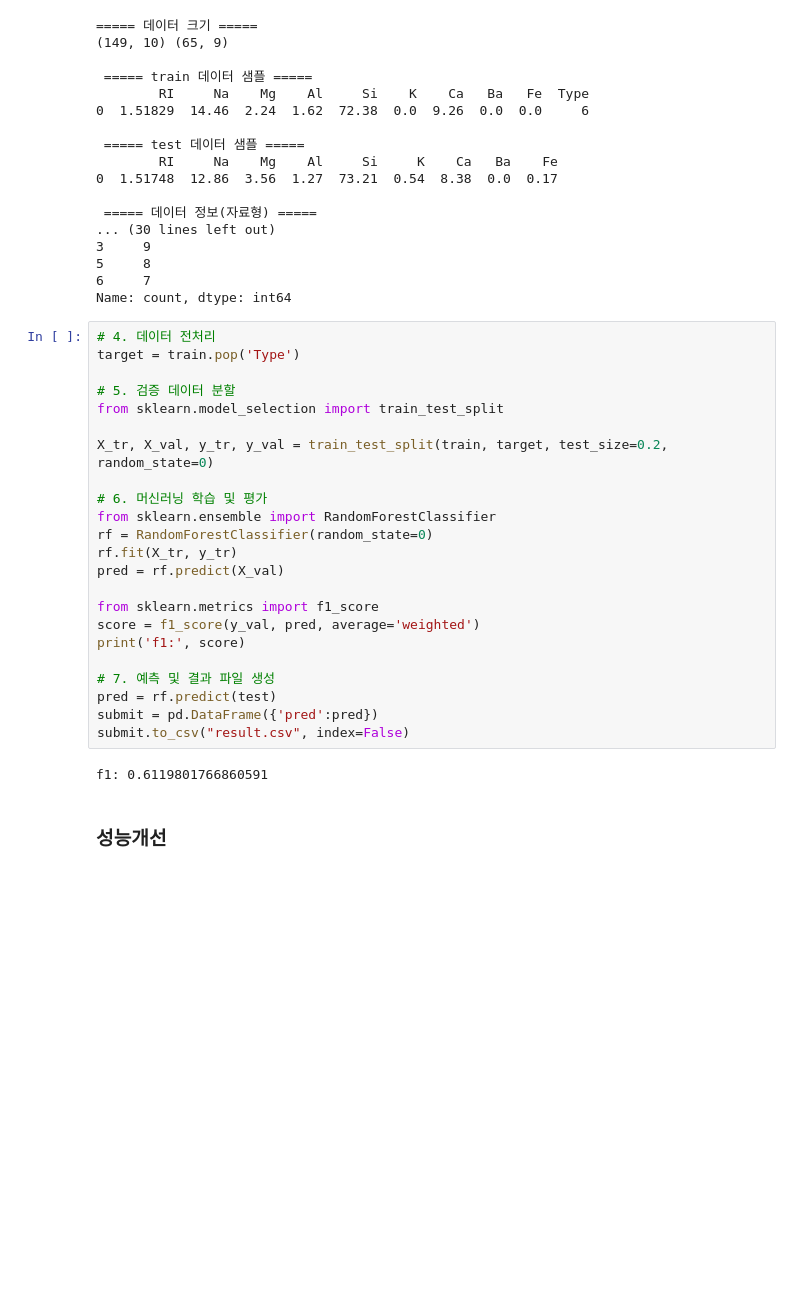
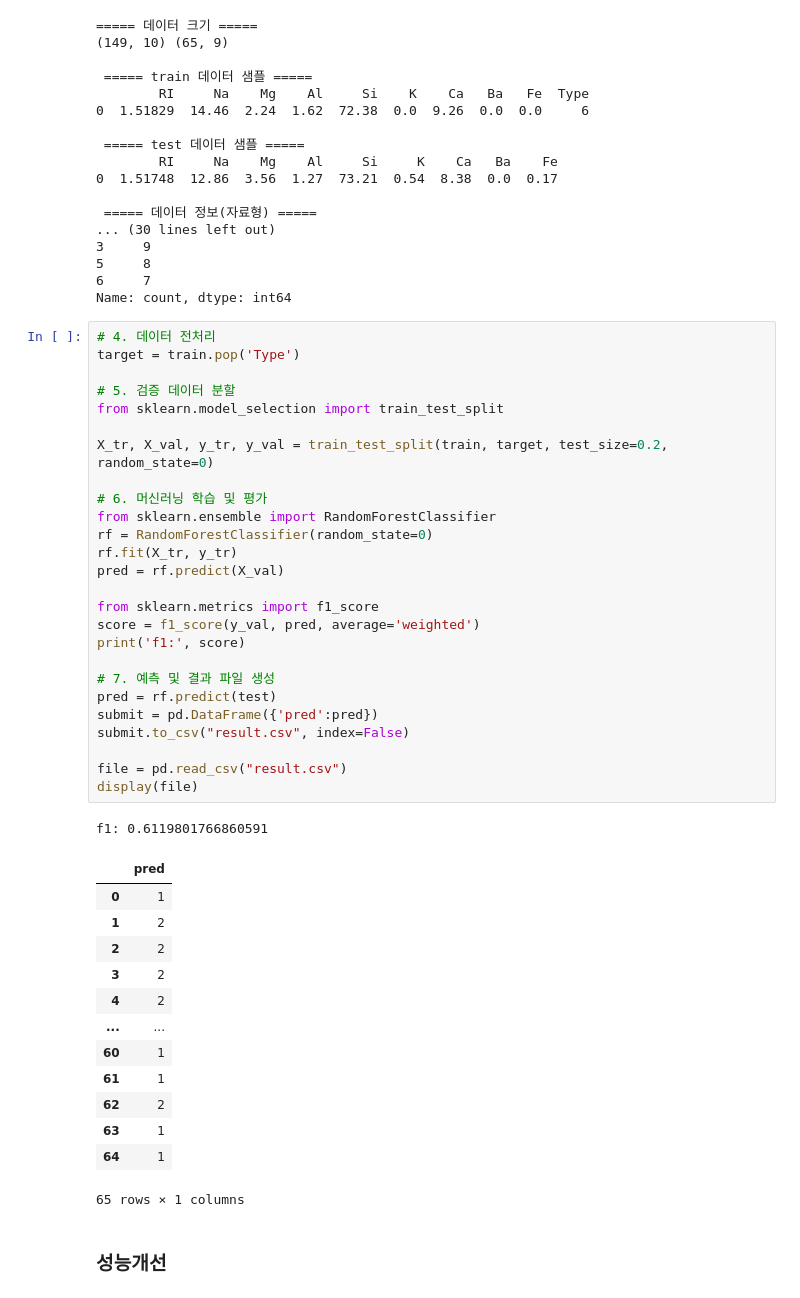
Before and after one commit to ecuirty-kr/1_DataAnalysis, a Jupyter notebook: ch7_ex_multi_class_classification.ipynb, the cells around one changed output. Saved outputs shown, nothing was run; the diff lists cells and outputs as text; blank space fills up the shorter version.

```diff
--- a/ch7_ex_multi_class_classification.ipynb
+++ b/ch7_ex_multi_class_classification.ipynb
@@ -361,28 +589,44 @@ Name: count, dtype: int64
 # %%
 # 4. 데이터 전처리
 target = train.pop('Type')
 
 # 5. 검증 데이터 분할
 from sklearn.model_selection import train_test_split
 
 X_tr, X_val, y_tr, y_val = train_test_split(train, target, test_size=0.2, random_state=0)
 
 # 6. 머신러닝 학습 및 평가
 from sklearn.ensemble import RandomForestClassifier
 rf = RandomForestClassifier(random_state=0)
 rf.fit(X_tr, y_tr)
 pred = rf.predict(X_val)
 
 from sklearn.metrics import f1_score
 score = f1_score(y_val, pred, average='weighted')
 print('f1:', score)
 
 # 7. 예측 및 결과 파일 생성
 pred = rf.predict(test)
 submit = pd.DataFrame({'pred':pred})
 submit.to_csv("result.csv", index=False)
+
+file = pd.read_csv("result.csv")
+display(file)
 # %% [output]
 f1: 0.6119801766860591
+|  | pred |
+| 0 | 1 |
+| 1 | 2 |
+| 2 | 2 |
+| 3 | 2 |
+| 4 | 2 |
+| ... | ... |
+| 60 | 1 |
+| 61 | 1 |
+| 62 | 2 |
+| 63 | 1 |
+| 64 | 1 |
+65 rows × 1 columns
 # %% [markdown]
 ### 성능개선
 # %%
```
Also changed, not shown: parts of 3 cells of this notebook.
